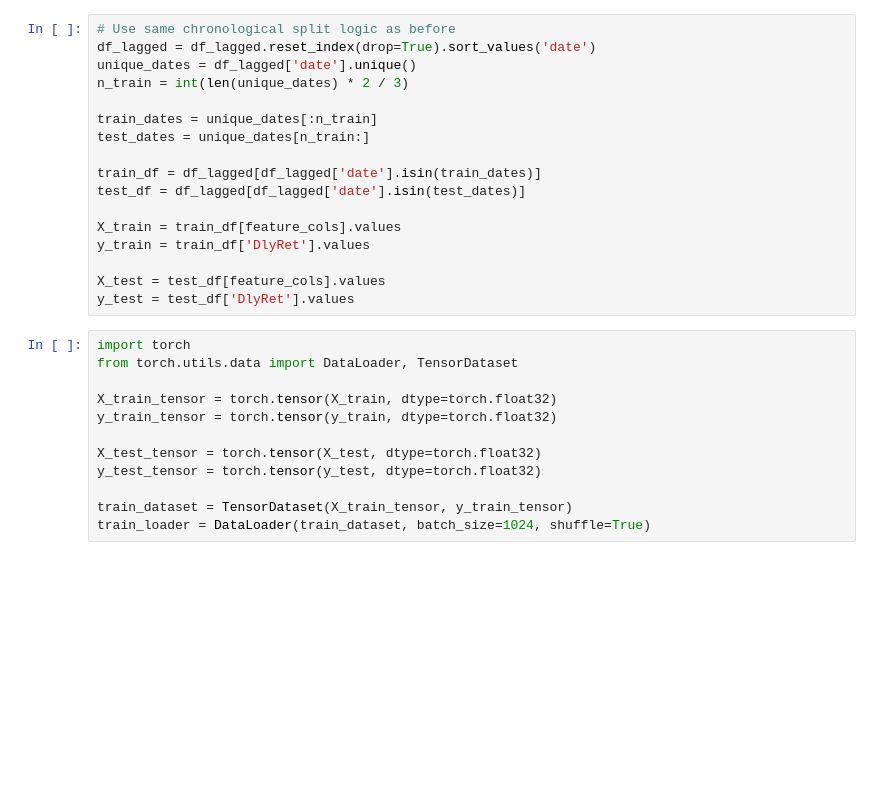
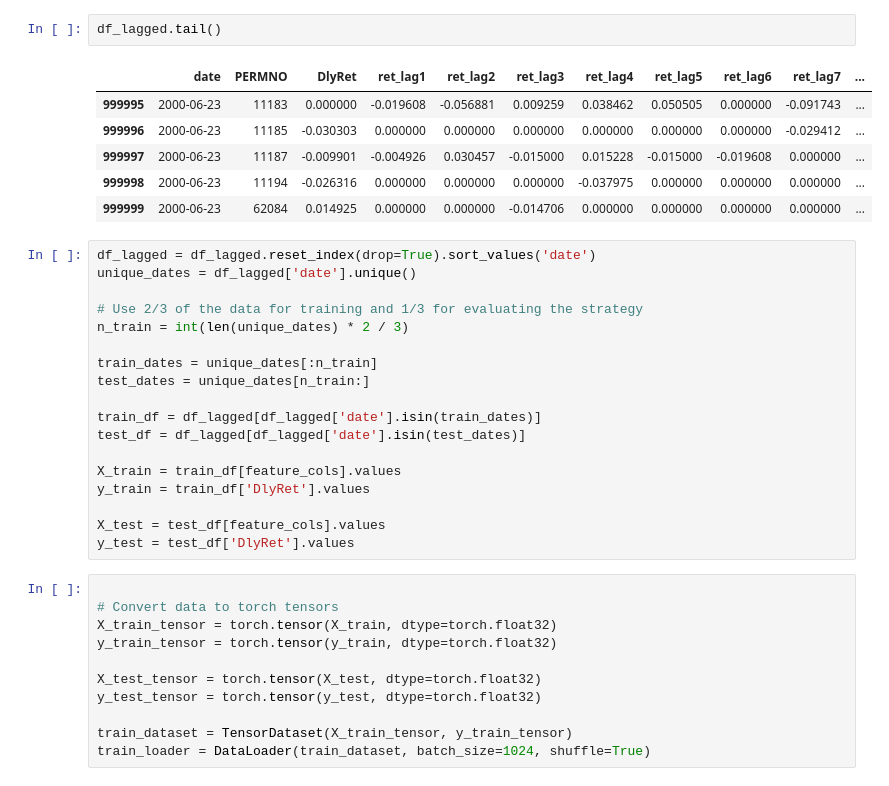
Before and after one commit to mirkorado/ML-Project, a Jupyter notebook: Gradient_descent.ipynb, the cells around one changed output. Cells and saved outputs as stored; diff of their text form; blank space fills up the shorter version.

```diff
--- a/Gradient_descent.ipynb
+++ b/Gradient_descent.ipynb
@@ -41,7 +61,17 @@ y = df_lagged['DlyRet'].values
+# %%
+df_lagged.tail()
+# %% [output]
+|  | date | PERMNO | DlyRet | ret_lag1 | ret_lag2 | ret_lag3 | ret_lag4 | ret_lag5 | ret_lag6 | ret_lag7 | ... |
+| 999995 | 2000-06-23 | 11183 | 0.000000 | -0.019608 | -0.056881 | 0.009259 | 0.038462 | 0.050505 | 0.000000 | -0.091743 | ... |
+| 999996 | 2000-06-23 | 11185 | -0.030303 | 0.000000 | 0.000000 | 0.000000 | 0.000000 | 0.000000 | 0.000000 | -0.029412 | ... |
+| 999997 | 2000-06-23 | 11187 | -0.009901 | -0.004926 | 0.030457 | -0.015000 | 0.015228 | -0.015000 | -0.019608 | 0.000000 | ... |
+| 999998 | 2000-06-23 | 11194 | -0.026316 | 0.000000 | 0.000000 | 0.000000 | -0.037975 | 0.000000 | 0.000000 | 0.000000 | ... |
+| 999999 | 2000-06-23 | 62084 | 0.014925 | 0.000000 | 0.000000 | -0.014706 | 0.000000 | 0.000000 | 0.000000 | 0.000000 | ... |
 # %%
-# Use same chronological split logic as before
 df_lagged = df_lagged.reset_index(drop=True).sort_values('date')
 unique_dates = df_lagged['date'].unique()
+
+# Use 2/3 of the data for training and 1/3 for evaluating the strategy
 n_train = int(len(unique_dates) * 2 / 3)
 
 train_dates = unique_dates[:n_train]
@@ -56,9 +86,8 @@ y_train = train_df['DlyRet'].values
 X_test = test_df[feature_cols].values
 y_test = test_df['DlyRet'].values
 # %%
-import torch
-from torch.utils.data import DataLoader, TensorDataset
 
+# Convert data to torch tensors
 X_train_tensor = torch.tensor(X_train, dtype=torch.float32)
 y_train_tensor = torch.tensor(y_train, dtype=torch.float32)
 
```
Also changed, not shown: parts of 10 cells of this notebook.
